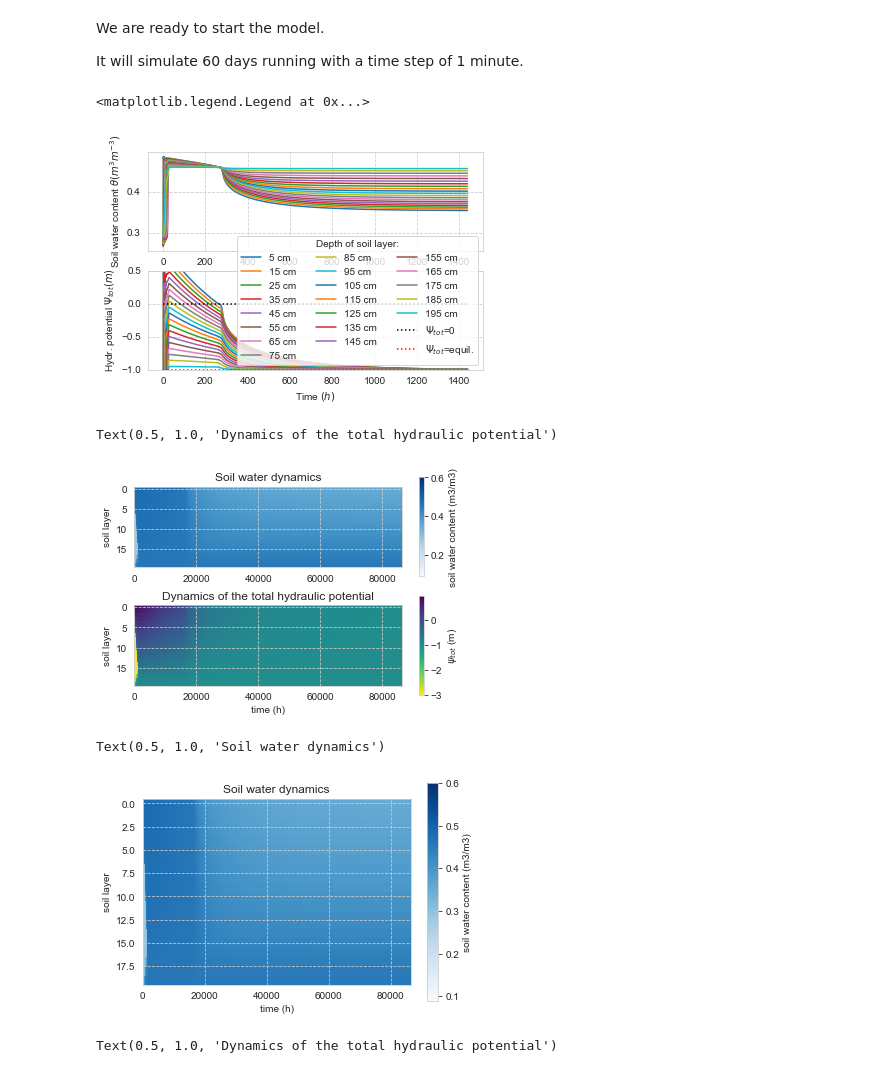
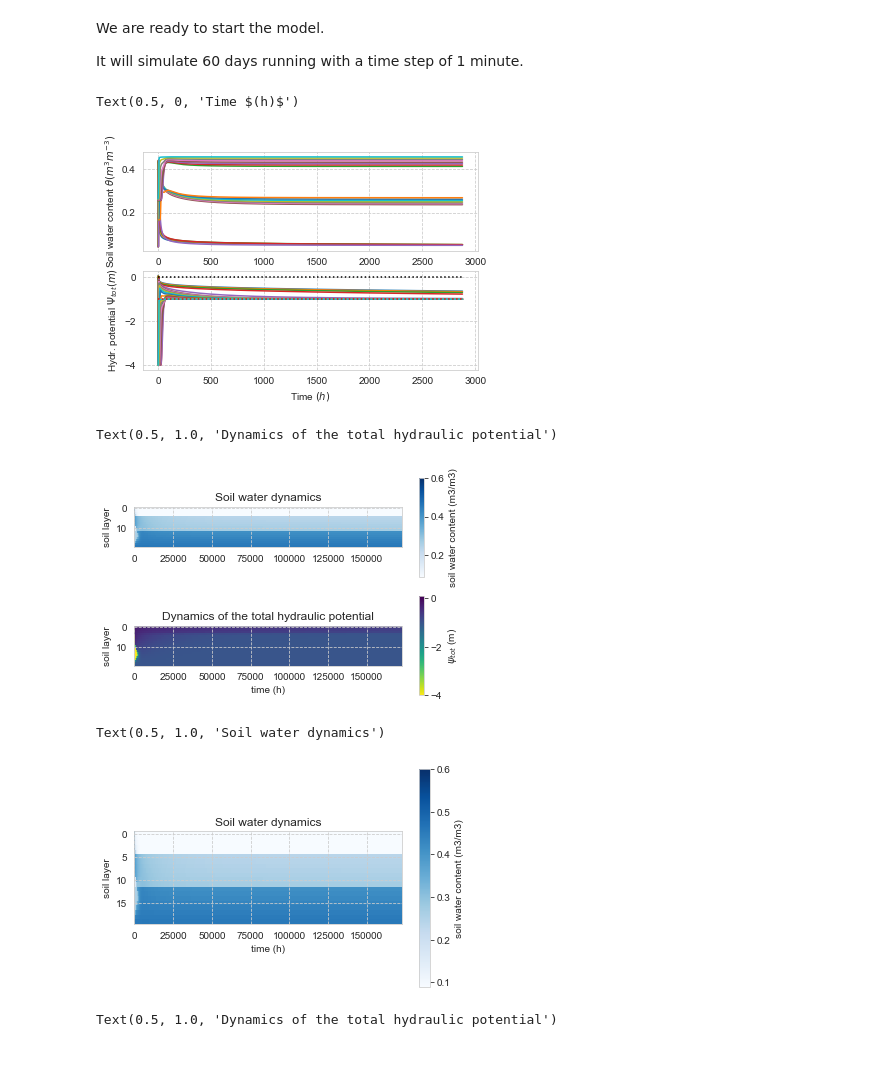
Before and after one commit to cojacoo/hydropedology_lab, a Jupyter notebook: 1DRichardsExperiment.ipynb, the cells around one changed output. Saved outputs shown, nothing was run; the diff lists cells and outputs as text; code cells hidden in the pictures.

```diff
--- a/1DRichardsExperiment.ipynb
+++ b/1DRichardsExperiment.ipynb
@@ -62,22 +62,22 @@ soilSL  = cmf.VanGenuchtenMualem(theta_r=0.065, phi=0.41, alpha=0.075, n=1.89, K
 # setup 20 soil layers in a 1 m soil column and the soil definitions from above
 nlay=20
 dlay=1./nlay
+#for i in range(nlay):
+#    depth = (i+1) * dlay
+#    #cell.add_layer(depth,r_curve1)
+#    cell.add_layer(depth,soilSI)
+
+# alternative layered setups:
 for i in range(nlay):
     depth = (i+1) * dlay
-    #cell.add_layer(depth,r_curve1)
-    cell.add_layer(depth,soilSI)
-
-# alternative layered setups:
-#for i in range(20):
-#    depth = (i+1) * dlay
-#    if i<10:
-#        cell.add_layer(depth,soilS)
+    if i<5:
+        cell.add_layer(depth,soilS)
    #elif i<10:
    #    cell.add_layer(depth,soilSIL)
-   #elif i<12:
-   #    cell.add_layer(depth,soilS)
-#    else:
-#        cell.add_layer(depth,soilSCL)
+    elif i<12:
+        cell.add_layer(depth,soilSCL)
+    else:
+        cell.add_layer(depth,soilSI)
 
 #for i in range(10)[:6]:
 #    depth = (i+1) * 0.1
@@ -111,11 +112,11 @@ gw_flux=cmf.Richards(cell.layers[-1],gw)
 
 # set the initial state in the (unsaturated) soil
 # all layers have a potential of -5 m
-cell.saturated_depth = 3.
+cell.saturated_depth = 4.
 
 # define initial state at the soil surface
 # 0 mm water for infiltration
-cell.surfacewater.depth = 1.
+cell.surfacewater.depth = 0.1
 # %% [markdown]
 We are ready to start the model.
 
@@ -127,7 +128,7 @@ moisture = [cell.layers.theta]
 tstep = 1./60. #hour
 # The run time loop:
 for t in solver.run(solver.t,
-                    solver.t + timedelta(days=60),
+                    solver.t + timedelta(days=120),
                     timedelta(hours=tstep)):
     potential.append(cell.layers.potential)
     moisture.append(cell.layers.theta)
@@ -136,25 +137,25 @@ for t in solver.run(solver.t,
 # %%
 # plot results
 subplot(211)
 plot(np.arange(len(moisture))*tstep,moisture)
 ylabel(r'Soil water content $\theta (m^3m^{-3})$')
 #xlabel(r'$time [h]$')
 
 
 subplot(212)
 for i in np.arange(np.shape(potential)[1]):
     plot(np.arange(len(potential))*tstep,np.array(potential)[:,i],label=str(i*10+5)+' cm')
     #plot(np.arange(len(potential))*tstep,np.array(potential)[:,i],label=str(i*5+2.5)+' cm')
 plot([0,len(moisture)*tstep],[0,0],'k:',label=r'$\Psi_{tot}$=0')
 plot([0,len(moisture)*tstep],[gw.potential,gw.potential],'r:',label=r'$\Psi_{tot}$=equil.')
 ylabel(r'Hydr. potential $\Psi_{tot} (m)$')
 xlabel(r'Time $(h)$')
-ylim([-1,0.5])
-legend(loc=4,ncol=3,title='Depth of soil layer:')
+#ylim([-1,0.5])
+#legend(loc=4,ncol=3,title='Depth of soil layer:')
 #savefig('dyn_col.pdf',bbox_inches='tight')
 # %% [output]
-<matplotlib.legend.Legend at 0x...>
+Text(0.5, 0, 'Time $(h)$')
-[figure, old version]
+[figure, new version]
 # %%
 subplot(211)
 imshow(np.array(moisture).T,aspect=1300,cmap='Blues',vmin=0.09,vmax=0.6)
@@ -175,7 +176,7 @@ title('Dynamics of the total hydraulic potential')
 #savefig('dyn_col_im.pdf',bbox_inches='tight')
 # %% [output]
 Text(0.5, 1.0, 'Dynamics of the total hydraulic potential')
-[figure, old version]
+[figure, new version]
 # %%
 
 imshow(np.array(moisture).T,aspect=3000,cmap='Blues',vmin=0.09,vmax=0.6)
@@ -186,7 +187,7 @@ colorbar(label='soil water content (m3/m3)')
 title('Soil water dynamics')
 # %% [output]
 Text(0.5, 1.0, 'Soil water dynamics')
-[figure, old version]
+[figure, new version]
 # %%
 imshow(np.array(potential).T,aspect=3000,cmap='viridis_r')
 #xticks(np.arange(11)*(48/tstep),np.arange(11)*48)
```
Also changed, not shown: parts of 2 cells of this notebook, 3 other files.
